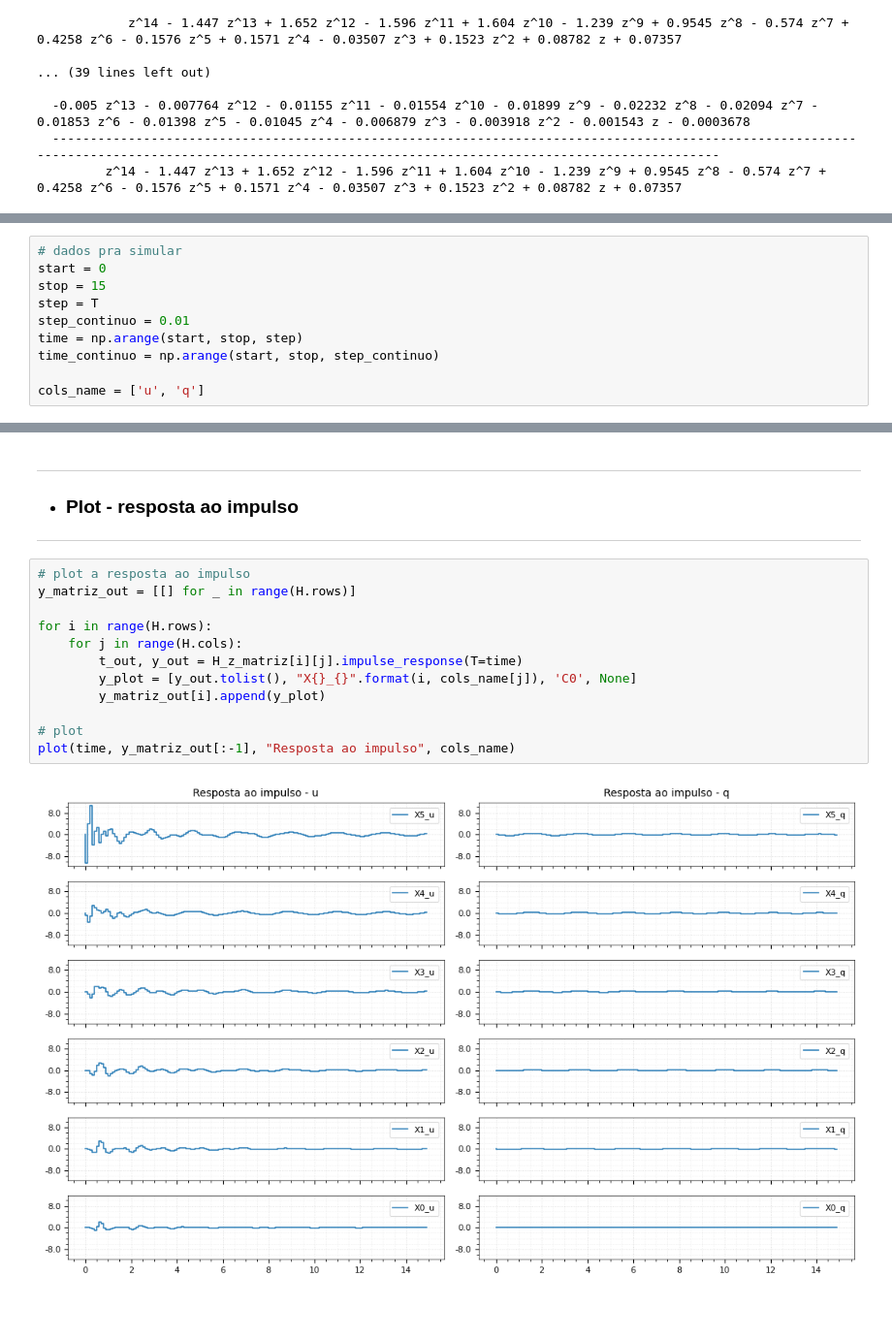
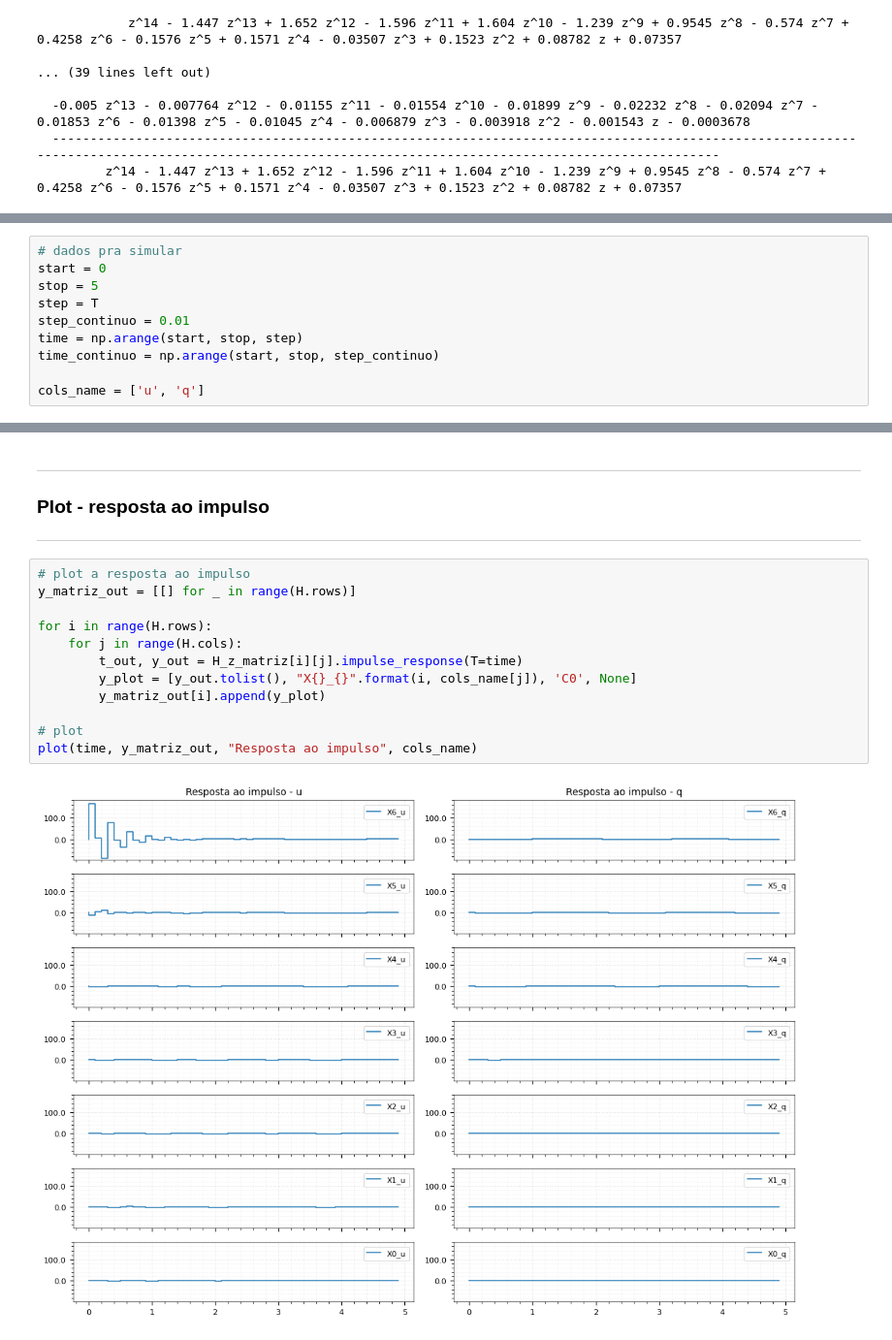
Before and after one commit to AlisonTristao/renovaveis, a Jupyter notebook: model.ipynb, the cells around one changed output, grey strips where cells are left out. Shown at 97% size. Saved outputs shown, nothing was run; the diff lists cells and outputs as text; blank space fills up the shorter version.

```diff
--- a/model.ipynb
+++ b/model.ipynb
@@ -643,7 +759,7 @@ for hi in H_z_matriz:
 # %%
 # dados pra simular
 start = 0
-stop = 15
+stop = 5
 step = T
 step_continuo = 0.01
 time = np.arange(start, stop, step)
@@ -670,20 +783,20 @@ plot(time_continuo, y_matriz_out[:-1], "Resposta ao impulso", cols_name, plot=Tr
 # %% [markdown]
 ---
-* ### Plot - resposta ao impulso
+### Plot - resposta ao impulso
 ---
 # %%
 # plot a resposta ao impulso
 y_matriz_out = [[] for _ in range(H.rows)]
 
 for i in range(H.rows):
     for j in range(H.cols):
         t_out, y_out = H_z_matriz[i][j].impulse_response(T=time)
         y_plot = [y_out.tolist(), "X{}_{}".format(i, cols_name[j]), 'C0', None]
         y_matriz_out[i].append(y_plot)
 
 # plot
-plot(time, y_matriz_out[:-1], "Resposta ao impulso", cols_name)
+plot(time, y_matriz_out, "Resposta ao impulso", cols_name)
 # %% [output]
-[figure, old version]
+[figure, new version]
 # %% [markdown]
 ---
```
Also changed, not shown: parts of 23 cells of this notebook, 1 other file.
